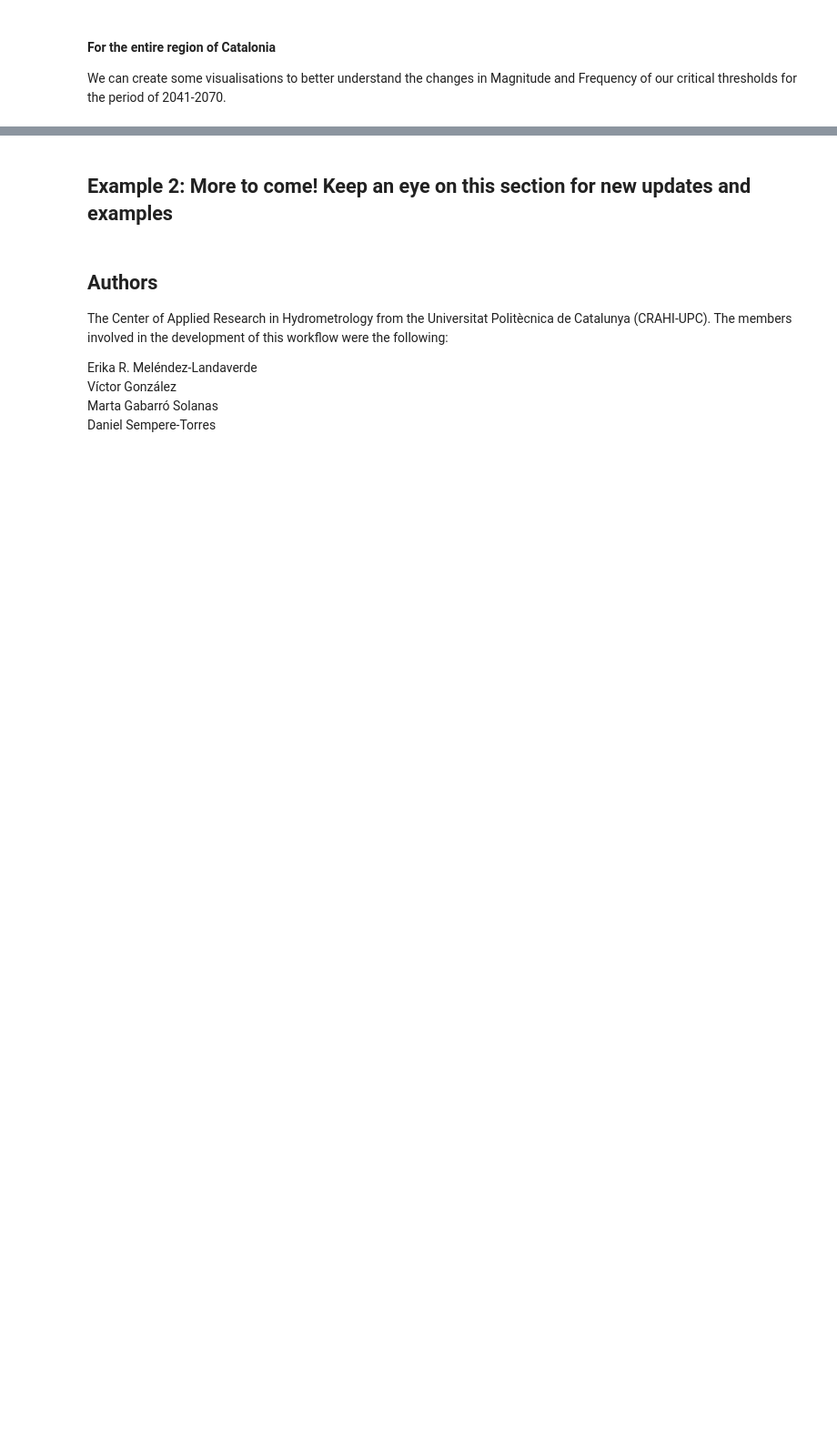
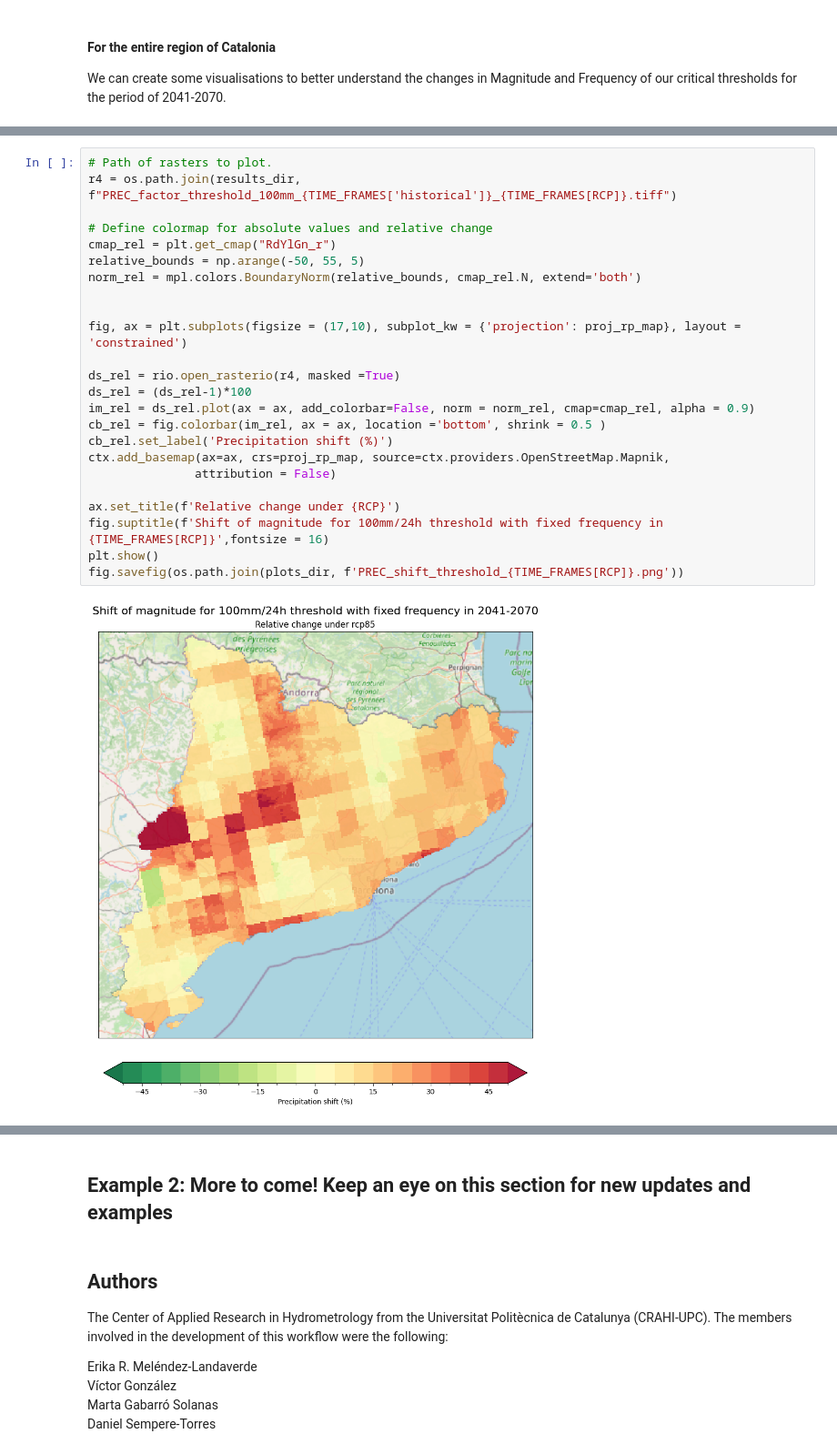
Before and after one commit to CLIMAAX/HEAVY_RAINFALL, a Jupyter notebook: 01_Extreme_precipitation/EXTREME_PRECIPITATION_Risk_Assessment_examples.ipynb, the cells around one changed output, grey strips where cells are left out. Shown at 91% size. Cells and saved outputs as stored; diff of their text form; blank space fills up the shorter version.

```diff
--- a/01_Extreme_precipitation/EXTREME_PRECIPITATION_Risk_Assessment_examples.ipynb
+++ b/01_Extreme_precipitation/EXTREME_PRECIPITATION_Risk_Assessment_examples.ipynb
@@ -376,2 +412,28 @@ fig_rp.savefig(os.path.join(plots_dir, f'RP_shift_threshold_{TIME_FRAMES[RCP]}.p
+# %%
+# Path of rasters to plot.
+r4 = os.path.join(results_dir, f"PREC_factor_threshold_100mm_{TIME_FRAMES['historical']}_{TIME_FRAMES[RCP]}.tiff")
+
+# Define colormap for absolute values and relative change
+cmap_rel = plt.get_cmap("RdYlGn_r")
+relative_bounds = np.arange(-50, 55, 5)
+norm_rel = mpl.colors.BoundaryNorm(relative_bounds, cmap_rel.N, extend='both')
+
+
+fig, ax = plt.subplots(figsize = (17,10), subplot_kw = {'projection': proj_rp_map}, layout = 'constrained')
+
+ds_rel = rio.open_rasterio(r4, masked =True)
+ds_rel = (ds_rel-1)*100
+im_rel = ds_rel.plot(ax = ax, add_colorbar=False, norm = norm_rel, cmap=cmap_rel, alpha = 0.9)
+cb_rel = fig.colorbar(im_rel, ax = ax, location ='bottom', shrink = 0.5 )
+cb_rel.set_label('Precipitation shift (%)')
+ctx.add_basemap(ax=ax, crs=proj_rp_map, source=ctx.providers.OpenStreetMap.Mapnik,
+               attribution = False)
+
+ax.set_title(f'Relative change under {RCP}')
+fig.suptitle(f'Shift of magnitude for 100mm/24h threshold with fixed frequency in {TIME_FRAMES[RCP]}',fontsize = 16)
+plt.show()
+fig.savefig(os.path.join(plots_dir, f'PREC_shift_threshold_{TIME_FRAMES[RCP]}.png'))
+# %% [output]
+[figure, added]
 # %%
 # Path of rasters to plot.
```
Also changed, not shown: parts of 10 cells of this notebook, 1 other file.
